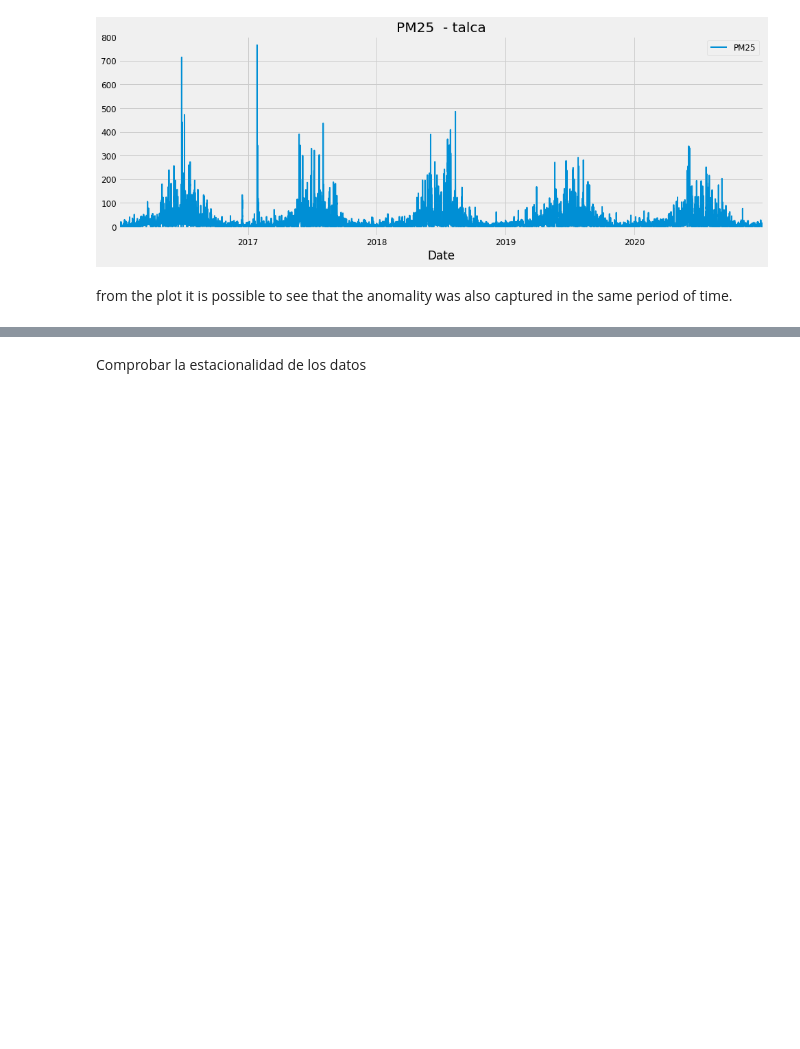
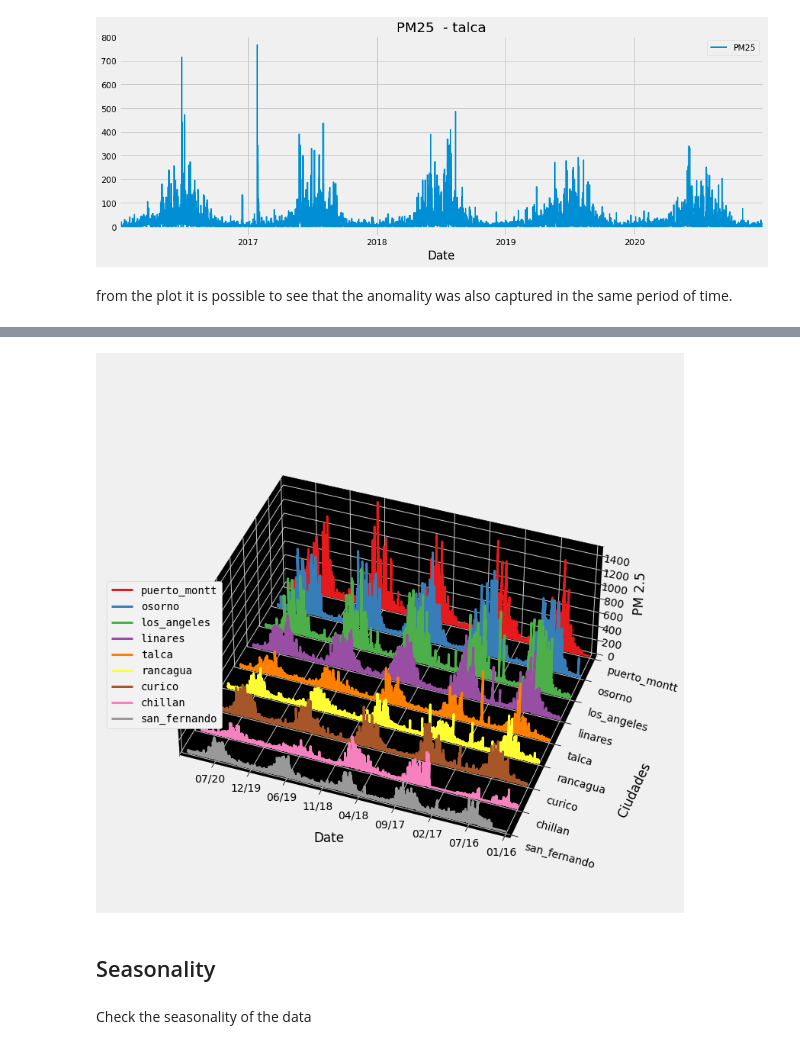
Before and after one commit to castudil/som-lstm, a Jupyter notebook: som_lstm.ipynb, the cells around one changed output, grey strips where cells are left out. Drawn from its saved outputs; the diff is of its cells as text; code cells hidden in the pictures; blank space fills up the shorter version.

```diff
--- a/som_lstm.ipynb
+++ b/som_lstm.ipynb
@@ -151,5 +173,80 @@ plt.show()
-# %% [markdown]
-Comprobar la estacionalidad de los datos
+# %%
+def columnsCityMaxToMin(df):
+  serie = df.max().sort_values( ascending=False).index
+  return serie
+# %%
+# create the figure
+fig = plt.figure(figsize=(15, 10))
+ax = fig.add_subplot(111, projection='3d')
+fig.patch.set_alpha(1)
+
+# get the cmap to use
+cmap = get_cmap('Set1')
+
+# get the slice
+current_slice = df_columnCity.values[:df_columnCity.shape[0], :]
+index_names = columnsCityMaxToMin(df_columnCity)
+index_dates = df_columnCity.index
+
+# for each index...
+for i in range(current_slice.shape[1]):
+
+    # get the coordinates
+    x = np.array(np.arange(current_slice.shape[0]))
+    y = np.tile(i, current_slice.shape[0])
+    z = np.array(current_slice[:, df_columnCity.columns.to_list().index(index_names[i]) ])
+
+    lc = Line3D(x,y,z)
+
+    # Set the values used for colormapping
+    lc.set_linewidth(3)
+    lc.set_color(cmap(i))
+    lc.set_label(index_names[i])
+    ax.add_line(lc)
+
+# add the grids
+ax.legend(loc='center left', bbox_to_anchor=(0, 0.46), fancybox=True, facecolor=(.95,.95,.95,1), framealpha=1, shadow=False, frameon=True, ncol=1, columnspacing=0, prop={'family': 'DejaVu Sans Mono'})
+ax.set_zlabel('PM 2.5', labelpad=15)
+ax.set_zlim(0, 1500)
+ax.set_zticklabels([int(val) for val in ax.get_zticks()],rotation=-10,)
+ax.set_xlabel('Date', labelpad=30)
+ax.set_xlim(0, current_slice.shape[0]-1)
+ax.set_xticklabels([index_dates[int(val)].strftime('%m/%y') for val in ax.get_xticks()[:-1]] + [''], rotation=0, fontdict={'verticalalignment': 'top', 'horizontalalignment': 'center'})
+ax.set_ylabel('Ciudades', labelpad=70)
+ax.set_yticks(np.arange(current_slice.shape[1]))
+ax.set_yticklabels([index_names[i] for i in range(current_slice.shape[1])], rotation=-15, fontdict={'verticalalignment': 'top', 'horizontalalignment': 'left'})
+ax.w_xaxis.set_pane_color((0, 0, 0, 1.0))
+ax.w_yaxis.set_pane_color((0, 0, 0, 1.0))
+ax.w_zaxis.set_pane_color((0, 0, 0, 1.0))
+ax.view_init(40, -250)
+
+# ------------------------------------------------------------------
+x_scale=1.8
+y_scale=1.5
+z_scale=1
+
+scale=np.diag([x_scale, y_scale, z_scale, 1.0])
+scale=scale*(1.0/scale.max())
+scale[3,3]=1.0
+
+
+
+def short_proj():
+    return np.dot(Axes3D.get_proj(ax), scale)
+
+ax.get_proj=short_proj
+
+fig.subplots_adjust(left=0, right=1, bottom=0, top=1)
+# ------------------------------------------------------------------
+
+# show the plot
+plt.show()
+# %% [output]
+[figure, added]
+# %% [markdown]
+## Seasonality
+# %% [markdown]
+Check the seasonality of the data
 # %%
 
 #!pip install statsmodels
```
Also changed, not shown: parts of 52 cells of this notebook.
